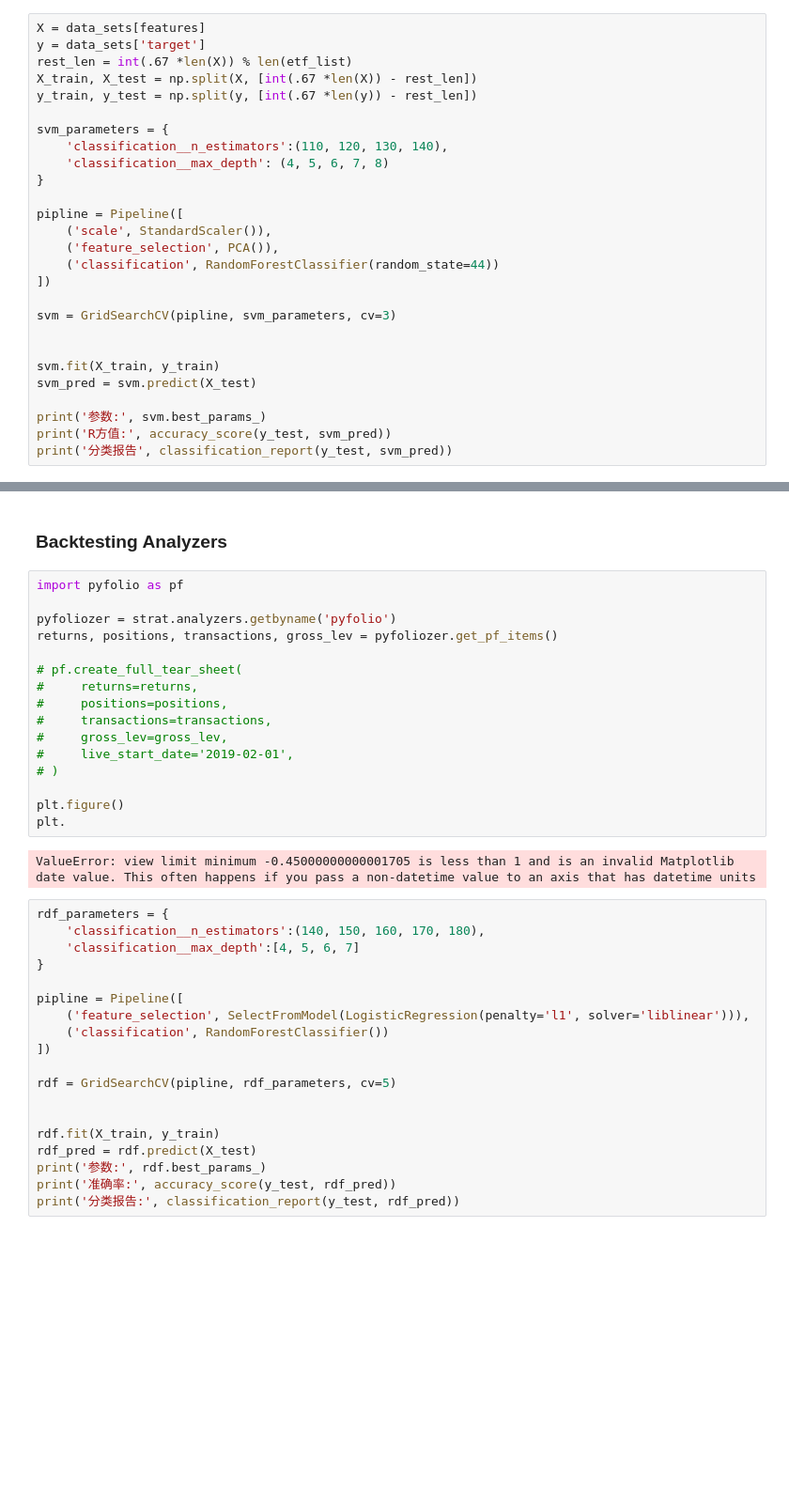
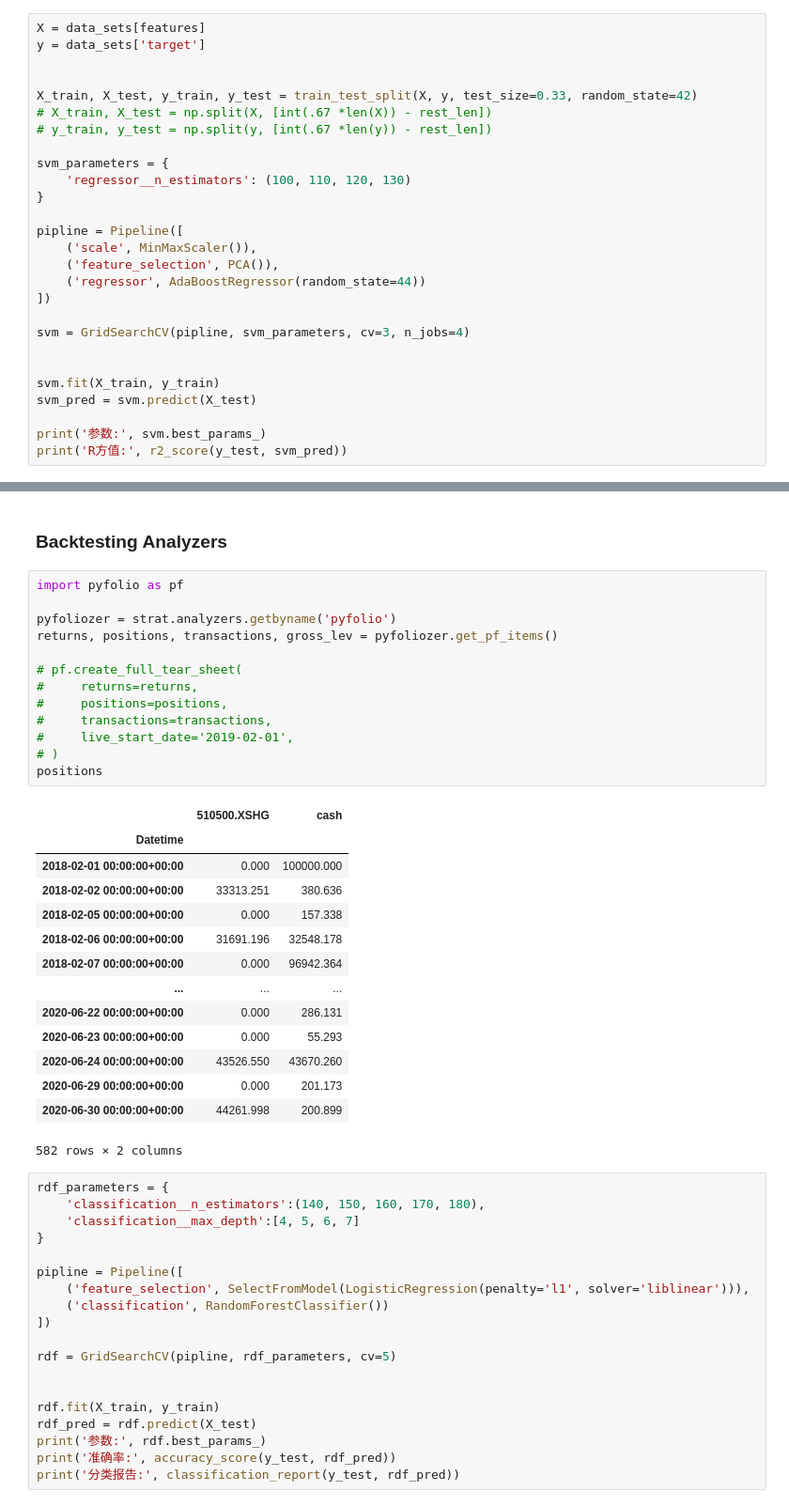
Before and after one commit to Hadryan/ML4T, a Jupyter notebook: ML.ipynb, the cells around one changed output, grey strips where cells are left out. Shown at 94% size. Drawn from its saved outputs; the diff is of its cells as text; blank space fills up the shorter version.

```diff
--- a/ML.ipynb
+++ b/ML.ipynb
@@ -169,28 +172,28 @@ data_sets.tail(10)
 # %%
 X = data_sets[features]
 y = data_sets['target']
-rest_len = int(.67 *len(X)) % len(etf_list)
-X_train, X_test = np.split(X, [int(.67 *len(X)) - rest_len])
-y_train, y_test = np.split(y, [int(.67 *len(y)) - rest_len])
+
+
+X_train, X_test, y_train, y_test = train_test_split(X, y, test_size=0.33, random_state=42)
+# X_train, X_test = np.split(X, [int(.67 *len(X)) - rest_len])
+# y_train, y_test = np.split(y, [int(.67 *len(y)) - rest_len])
 
 svm_parameters = {
-    'classification__n_estimators':(110, 120, 130, 140),
-    'classification__max_depth': (4, 5, 6, 7, 8)
+    'regressor__n_estimators': (100, 110, 120, 130)
 }
 
 pipline = Pipeline([
-    ('scale', StandardScaler()),
+    ('scale', MinMaxScaler()),
     ('feature_selection', PCA()),
-    ('classification', RandomForestClassifier(random_state=44))
+    ('regressor', AdaBoostRegressor(random_state=44))
 ])
 
-svm = GridSearchCV(pipline, svm_parameters, cv=3)
+svm = GridSearchCV(pipline, svm_parameters, cv=3, n_jobs=4)
 
 
 svm.fit(X_train, y_train)
 svm_pred = svm.predict(X_test)
 
 print('参数:', svm.best_params_)
-print('R方值:', accuracy_score(y_test, svm_pred))
-print('分类报告', classification_report(y_test, svm_pred))
+print('R方值:', r2_score(y_test, svm_pred))
 # %% [output]
@@ -314,21 +309,31 @@ Starting Portfolio Value: 100000.00
 # %%
 import pyfolio as pf
 
 pyfoliozer = strat.analyzers.getbyname('pyfolio')
 returns, positions, transactions, gross_lev = pyfoliozer.get_pf_items()
 
 # pf.create_full_tear_sheet(
 #     returns=returns,
 #     positions=positions,
 #     transactions=transactions,
-#     gross_lev=gross_lev,
 #     live_start_date='2019-02-01',
 # )
-
-plt.figure()
-plt.
+positions
 # %% [output]
+|  | 510500.XSHG | cash |
+| Datetime |  |  |
+| 2018-02-01 00:00:00+00:00 | 0.000 | 100000.000 |
+| 2018-02-02 00:00:00+00:00 | 33313.251 | 380.636 |
+| 2018-02-05 00:00:00+00:00 | 0.000 | 157.338 |
+| 2018-02-06 00:00:00+00:00 | 31691.196 | 32548.178 |
+| 2018-02-07 00:00:00+00:00 | 0.000 | 96942.364 |
+| ... | ... | ... |
+| 2020-06-22 00:00:00+00:00 | 0.000 | 286.131 |
+| 2020-06-23 00:00:00+00:00 | 0.000 | 55.293 |
+| 2020-06-24 00:00:00+00:00 | 43526.550 | 43670.260 |
+| 2020-06-29 00:00:00+00:00 | 0.000 | 201.173 |
+| 2020-06-30 00:00:00+00:00 | 44261.998 | 200.899 |
-ValueError: view limit minimum -0.45000000000001705 is less than 1 and is an invalid Matplotlib date value. This often happens if you pass a non-datetime value to an axis that has datetime units
+582 rows × 2 columns
 # %%
 rdf_parameters = {
     'classification__n_estimators':(140, 150, 160, 170, 180),
```
Also changed, not shown: parts of 8 cells of this notebook.
